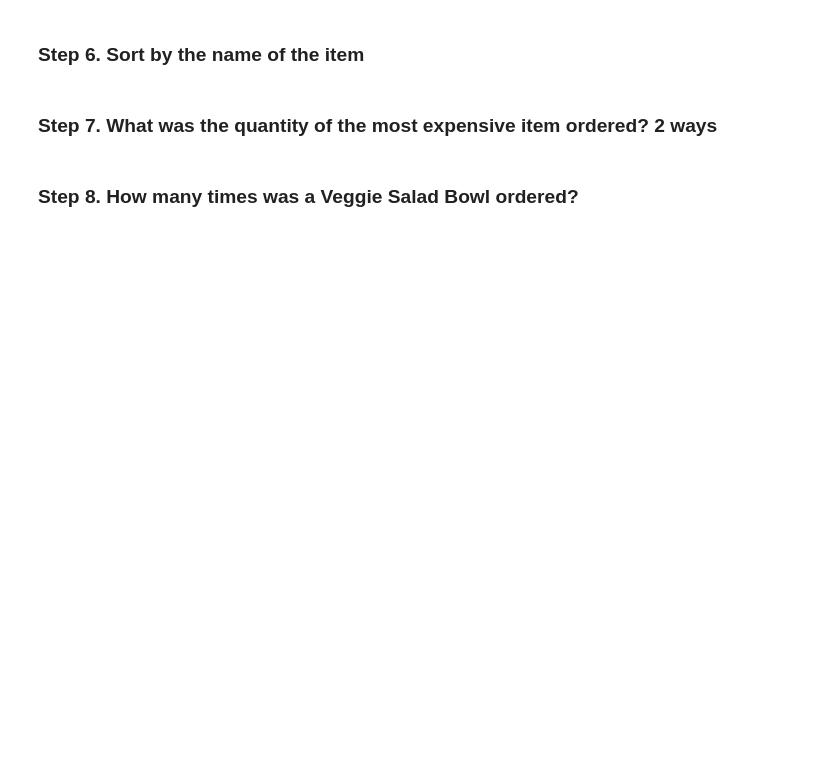
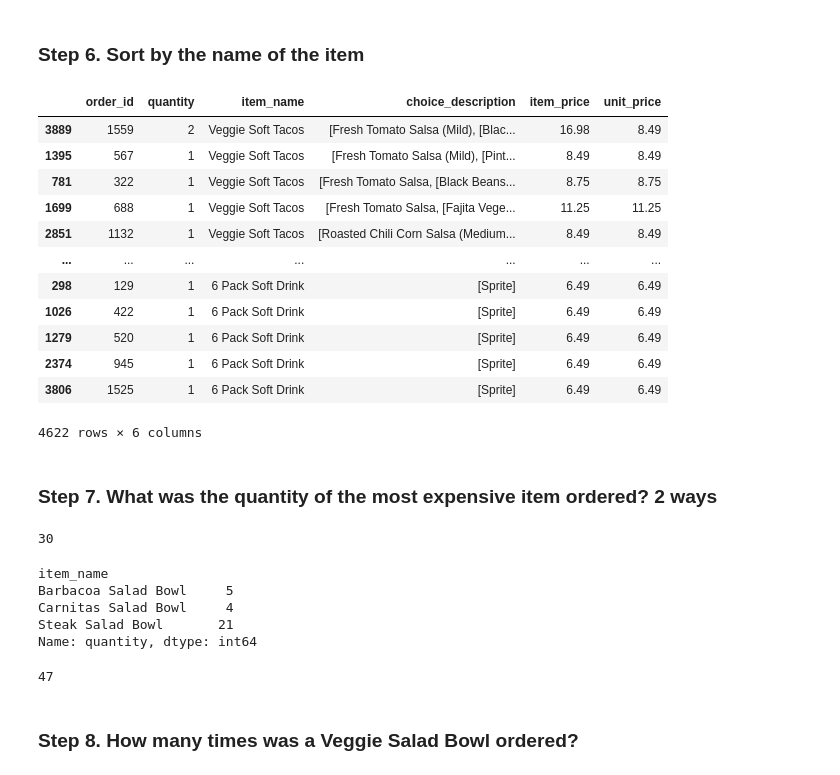
Before and after one commit to MNievas12/2503_dsft_thebridge, a Jupyter notebook: 2-Data_Analysis/2-Pandas/Practica/1-Chipotle/Chipotle.ipynb, the cells around one changed output. Saved outputs shown, nothing was run; the diff lists cells and outputs as text; code cells hidden in the pictures; blank space fills up the shorter version.

```diff
--- a/2-Data_Analysis/2-Pandas/Practica/1-Chipotle/Chipotle.ipynb
+++ b/2-Data_Analysis/2-Pandas/Practica/1-Chipotle/Chipotle.ipynb
@@ -7,2 +10,7 @@
 # %% [markdown]
 ### Step 2. Import the dataset from this [address](https://raw.githubusercontent.com/justmarkham/DAT8/master/data/chipotle.tsv) and assign it to a variable called chipo.
+# %%
+url = "https://raw.githubusercontent.com/justmarkham/DAT8/master/data/chipotle.tsv"
+
+chipo = pd.read_csv(url, sep='\t')
+chipo
@@ -10,0 +73,2 @@
+# %%
+chipo['item_price'] = chipo['item_price'].astype(float)
@@ -10,0 +77,3 @@
+# %%
+chipo['item_price'] = chipo['item_price'].str.replace("$", "", regex=False).astype(float)
+chipo.dtypes
@@ -10,0 +96,3 @@
+# %%
+chipo['unit_price'] = chipo['item_price'] / chipo['quantity']
+chipo.head()
@@ -21,6 +205,38 @@
 # %% [markdown]
 ### Step 6. Sort by the name of the item
+# %%
+chipo.sort_values(['item_name','choice_description'], ascending=[False, True])
+# %% [output]
+|  | order_id | quantity | item_name | choice_description | item_price | unit_price |
+| 3889 | 1559 | 2 | Veggie Soft Tacos | [Fresh Tomato Salsa (Mild), [Blac... | 16.98 | 8.49 |
+| 1395 | 567 | 1 | Veggie Soft Tacos | [Fresh Tomato Salsa (Mild), [Pint... | 8.49 | 8.49 |
+| 781 | 322 | 1 | Veggie Soft Tacos | [Fresh Tomato Salsa, [Black Beans... | 8.75 | 8.75 |
+| 1699 | 688 | 1 | Veggie Soft Tacos | [Fresh Tomato Salsa, [Fajita Vege... | 11.25 | 11.25 |
+| 2851 | 1132 | 1 | Veggie Soft Tacos | [Roasted Chili Corn Salsa (Medium... | 8.49 | 8.49 |
+| ... | ... | ... | ... | ... | ... | ... |
+| 298 | 129 | 1 | 6 Pack Soft Drink | [Sprite] | 6.49 | 6.49 |
+| 1026 | 422 | 1 | 6 Pack Soft Drink | [Sprite] | 6.49 | 6.49 |
+| 1279 | 520 | 1 | 6 Pack Soft Drink | [Sprite] | 6.49 | 6.49 |
+| 2374 | 945 | 1 | 6 Pack Soft Drink | [Sprite] | 6.49 | 6.49 |
+| 3806 | 1525 | 1 | 6 Pack Soft Drink | [Sprite] | 6.49 | 6.49 |
+4622 rows × 6 columns
 # %% [markdown]
 ### Step 7. What was the quantity of the most expensive item ordered? 2 ways
+# %%
+chipo[chipo['unit_price'] == chipo['unit_price'].max()]['quantity'].sum()
+# %% [output]
+30
+# %%
+chipo[chipo['unit_price'] == chipo['unit_price'].max()].groupby('item_name')['quantity'].sum()
+# %% [output]
+item_name
+Barbacoa Salad Bowl     5
+Carnitas Salad Bowl     4
+Steak Salad Bowl       21
+Name: quantity, dtype: int64
+# %%
+chipo[chipo['item_name'].isin(most_valued_products)]['quantity'].sum()
+# %% [output]
+47
 # %% [markdown]
 ### Step 8. How many times was a Veggie Salad Bowl ordered?
```
Also changed, not shown: parts of 30 cells of this notebook.
